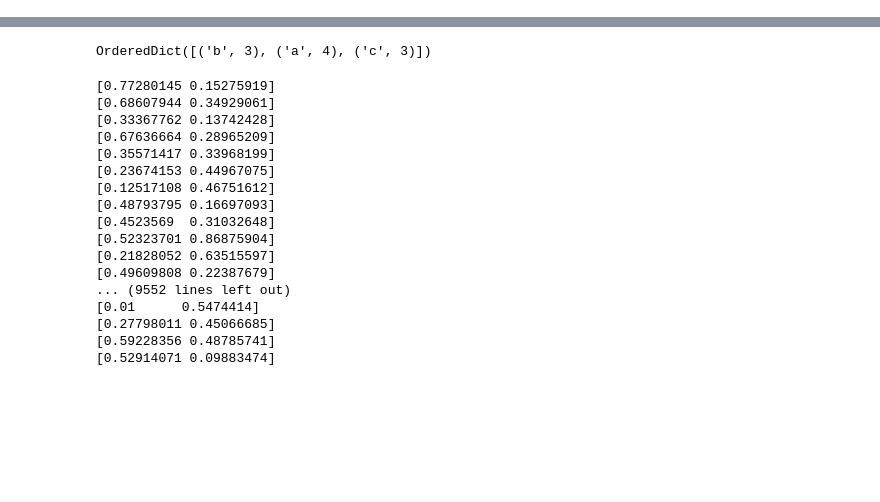
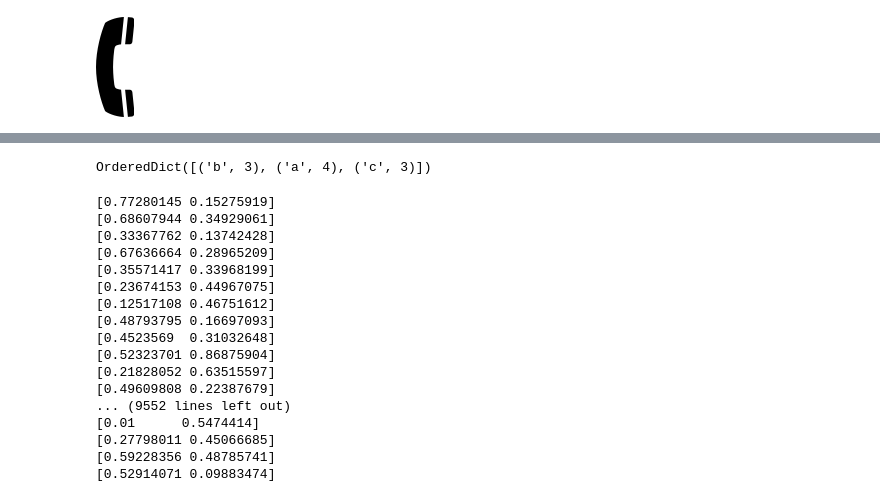
Before and after one commit to w121211/CRAFT-pytorch, a Jupyter notebook: debug.ipynb, the cells around one changed output, grey strips where cells are left out. Cells and saved outputs as stored; diff of their text form; code cells hidden in the pictures; blank space fills up the shorter version.

```diff
--- a/debug.ipynb
+++ b/debug.ipynb
@@ -30,0 +198,8 @@ array([1, 2, 3, 1, 2, 3])
+# %%
+import cairosvg
+import io
+
+im = Image.open(io.BytesIO(cairosvg.svg2png(bytestring=svgs[4])))
+im
+# %% [output]
+[figure, added]
```
Also changed, not shown: parts of 11 cells of this notebook, 8 other files.
